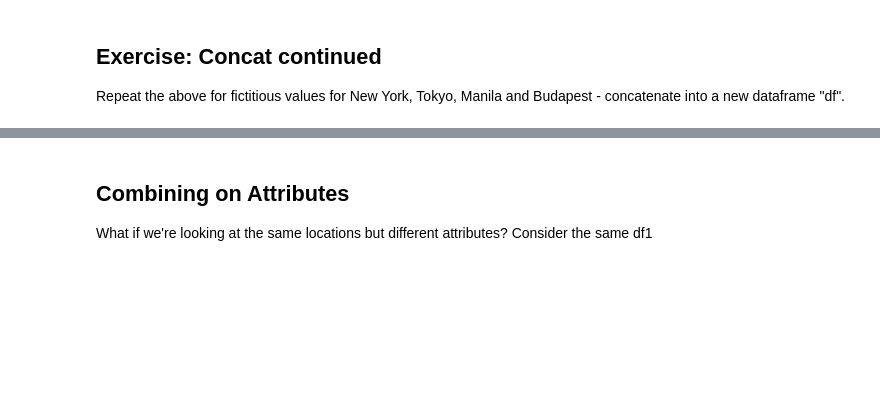
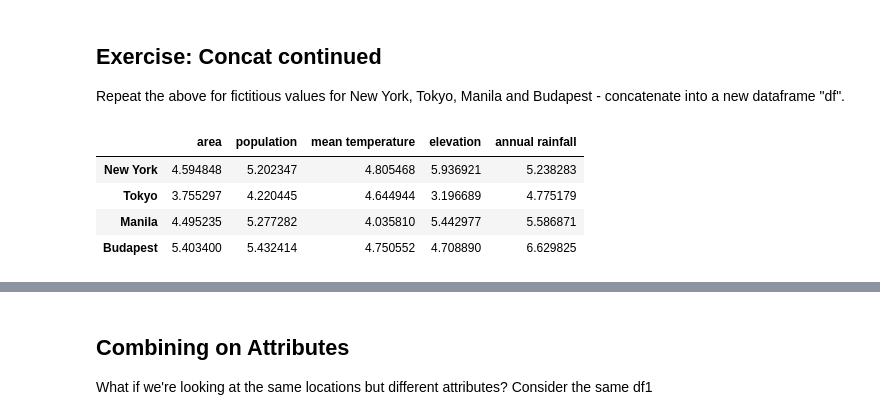
Before and after one commit to JmmQM2/QM2, a Jupyter notebook: W3_Merging_and_Joining_in_Python.ipynb, the cells around one changed output, grey strips where cells are left out. Drawn from its saved outputs; the diff is of its cells as text; code cells hidden in the pictures; blank space fills up the shorter version.

```diff
--- a/W3_Merging_and_Joining_in_Python.ipynb
+++ b/W3_Merging_and_Joining_in_Python.ipynb
@@ -154,3 +152,14 @@ df3
 ## Exercise: Concat continued
 
 Repeat the above for fictitious values for New York, Tokyo, Manila and Budapest - concatenate into a new dataframe "df".
+# %%
+df4 = pd.DataFrame(5+np.random.randn(4, 5))
+df4.columns = ['area','population','mean temperature','elevation','annual rainfall']
+df4.index = ['New York', 'Tokyo', 'Manila','Budapest']
+df4
+# %% [output]
+|  | area | population | mean temperature | elevation | annual rainfall |
+| New York | 4.594848 | 5.202347 | 4.805468 | 5.936921 | 5.238283 |
+| Tokyo | 3.755297 | 4.220445 | 4.644944 | 3.196689 | 4.775179 |
+| Manila | 4.495235 | 5.277282 | 4.035810 | 5.442977 | 5.586871 |
+| Budapest | 5.403400 | 5.432414 | 4.750552 | 4.708890 | 6.629825 |
```
Also changed, not shown: parts of 28 cells of this notebook.
